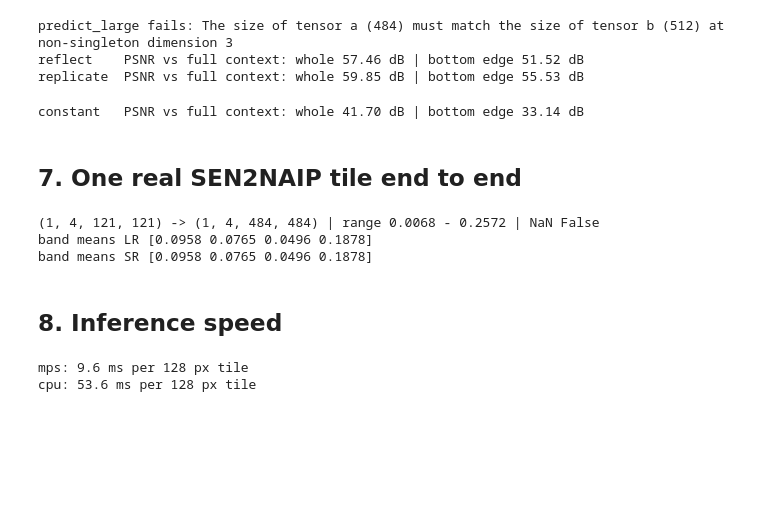
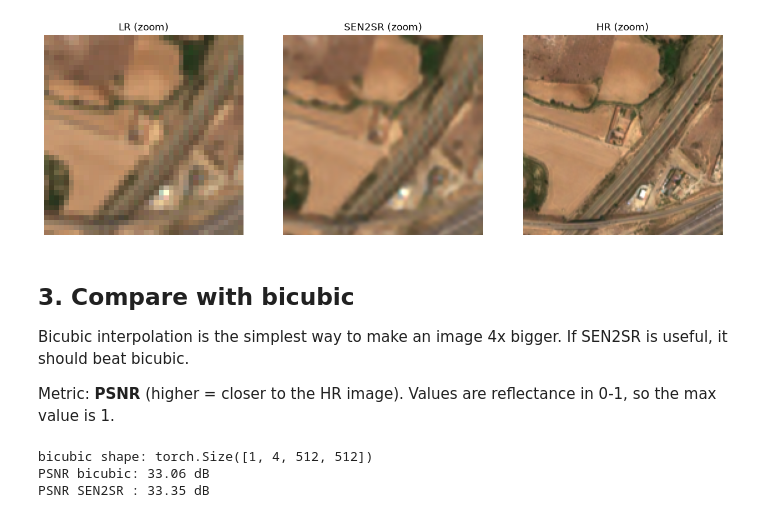
Before and after one commit to Mannat-Makwana/SEN2SR_Model, a Jupyter notebook: phase0_model_check.ipynb, the cells around one changed output. Saved outputs shown, nothing was run; the diff lists cells and outputs as text; code cells hidden in the pictures; blank space fills up the shorter version.

```diff
--- a/phase0_model_check.ipynb
+++ b/phase0_model_check.ipynb
@@ -155,62 +113,28 @@ SEN2NAIP LR tiles are 121×121. Reference: the same area predicted with full 128
 # %%
-n = 121
-try:
-    sen2sr.predict_large(X=lr_ex[0, :, :n, :n], model=model_cpu, overlap=32)
-    print("predict_large: ok")
-except RuntimeError as e:
-    print("predict_large fails:", e)
-
-@torch.no_grad()
-def super_resolve(model, lr, pad_mode=PAD_MODE):
-    """SR for [B, C, H, W] reflectance tiles with H, W <= TILE_SIZE: pad bottom/right, run, crop."""
-    _, _, h, w = lr.shape
-    if h > TILE_SIZE or w > TILE_SIZE:
-        raise ValueError(f"Tile {h}x{w} exceeds {TILE_SIZE} px; large-image tiling is not implemented yet.")
-    device = next(model.parameters()).device
-    x = F.pad(lr, (0, TILE_SIZE - w, 0, TILE_SIZE - h), mode=pad_mode)
-    return model(x.to(device))[..., : h * SCALE, : w * SCALE].cpu()
-
-with torch.no_grad():
-    ref = model_cpu(lr_ex)[..., : n * SCALE, : n * SCALE]
-edge = slice(n * SCALE - 8 * SCALE, None)   # last 8 LR px next to the padding
-for mode in ["reflect", "replicate", "constant"]:
-    sr = super_resolve(model_cpu, lr_ex[..., :n, :n], mode)
-    print(f"{mode:10s} PSNR vs full context: whole {psnr(sr, ref):.2f} dB | bottom edge {psnr(sr[..., edge, :], ref[..., edge, :]):.2f} dB")
+plt.figure(figsize=(15, 5))
+plt.subplot(1, 3, 1); show_rgb(lr[0, :, 20:60, 20:60].numpy(), "LR (zoom)")
+plt.subplot(1, 3, 2); show_rgb(sr[0, :, 80:240, 80:240].numpy(), "SEN2SR (zoom)")
+plt.subplot(1, 3, 3); show_rgb(hr[0, :, 80:240, 80:240].numpy(), "HR (zoom)")
+plt.show()
 # %% [output]
-predict_large fails: The size of tensor a (484) must match the size of tensor b (512) at non-singleton dimension 3
-reflect    PSNR vs full context: whole 57.46 dB | bottom edge 51.52 dB
-replicate  PSNR vs full context: whole 59.85 dB | bottom edge 55.53 dB
-constant   PSNR vs full context: whole 41.70 dB | bottom edge 33.14 dB
+[figure, added]
 # %% [markdown]
-## 7. One real SEN2NAIP tile end to end
+## 3. Compare with bicubic
+
+Bicubic interpolation is the simplest way to make an image 4x bigger. If SEN2SR is useful, it should beat bicubic.
+
+Metric: **PSNR** (higher = closer to the HR image). Values are reflectance in 0-1, so the max value is 1.
 # %%
-with rasterio.open(f"{DATA_ROOT}/ROI_0000/lr.tif") as src:
-    lr_tile = src.read().astype(np.float32)
-x = torch.from_numpy(np.clip(lr_tile / REFLECTANCE_DIVISOR, 0, None))[None]
-sr = super_resolve(model, x)
-print(tuple(x.shape), "->", tuple(sr.shape), "| range", round(sr.min().item(), 4), "-", round(sr.max().item(), 4), "| NaN", torch.isnan(sr).any().item())
-print("band means LR", x[0].mean((1, 2)).numpy().round(4))
-print("band means SR", sr[0].mean((1, 2)).numpy().round(4))
+def psnr(a, b):
+    mse = torch.mean((a - b) ** 2)
+    return (10 * torch.log10(1 / mse)).item()
+
+bicubic = F.interpolate(lr, scale_factor=4, mode="bicubic")
+print("bicubic shape:", bicubic.shape)
+
+print("PSNR bicubic:", round(psnr(bicubic, hr), 2), "dB")
+print("PSNR SEN2SR :", round(psnr(sr, hr), 2), "dB")
 # %% [output]
-(1, 4, 121, 121) -> (1, 4, 484, 484) | range 0.0068 - 0.2572 | NaN False
-band means LR [0.0958 0.0765 0.0496 0.1878]
-band means SR [0.0958 0.0765 0.0496 0.1878]
+bicubic shape: torch.Size([1, 4, 512, 512])
+PSNR bicubic: 33.06 dB
+PSNR SEN2SR : 33.35 dB
-# %% [markdown]
-## 8. Inference speed
-# %%
-def ms_per_tile(m, device, batch=16, reps=5):
-    x = torch.rand(batch, 4, TILE_SIZE, TILE_SIZE, device=device)
-    sync = torch.mps.synchronize if torch.device(device).type == "mps" else (lambda: None)
-    with torch.no_grad():
-        m(x); sync()
-        t0 = time.perf_counter()
-        for _ in range(reps):
-            m(x)
-        sync()
-    return (time.perf_counter() - t0) / (reps * batch) * 1000
-
-print(f"{DEVICE}: {ms_per_tile(model, DEVICE):.1f} ms per 128 px tile")
-print(f"cpu: {ms_per_tile(model_cpu, 'cpu'):.1f} ms per 128 px tile")
-# %% [output]
-mps: 9.6 ms per 128 px tile
-cpu: 53.6 ms per 128 px tile
```
Also changed, not shown: parts of 47 cells of this notebook, 2 other files.
